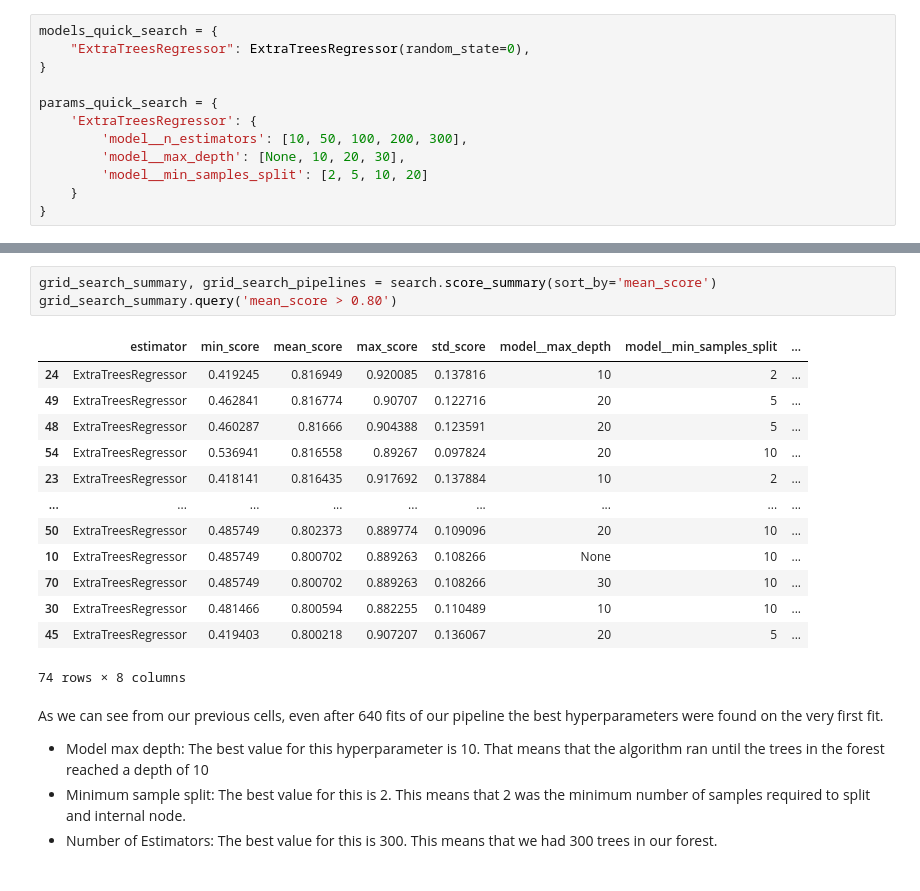
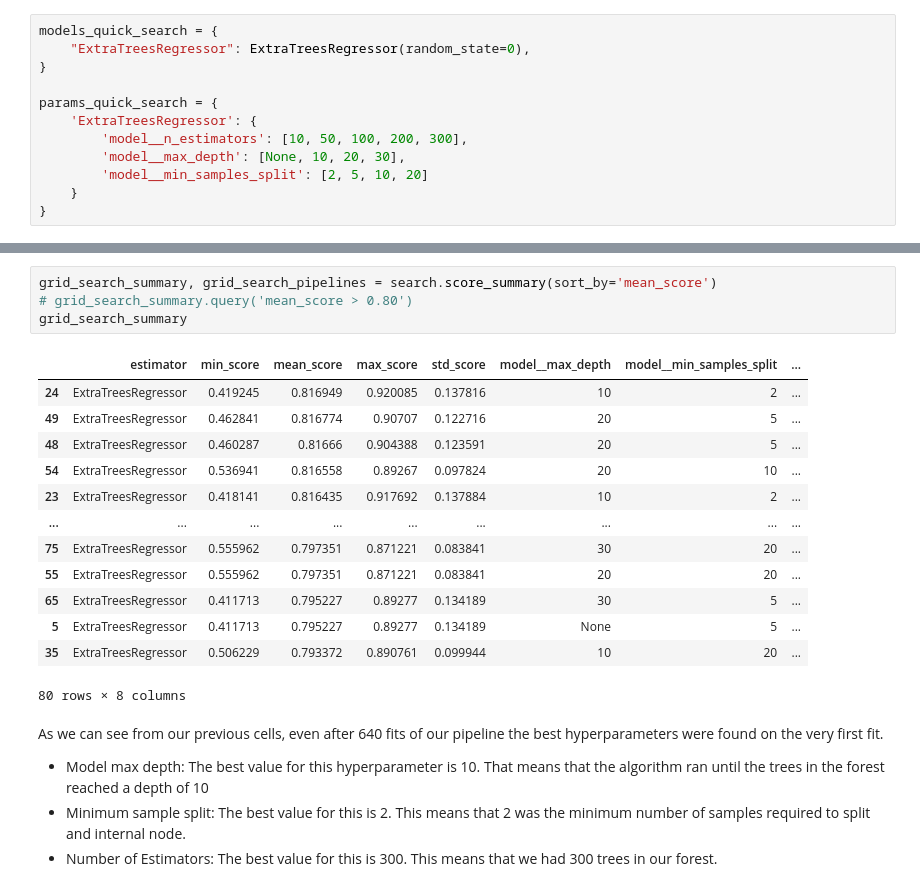
Before and after one commit to DevFabrizio/Fabrizio-Project-Five, a Jupyter notebook: jupyter_notebooks/Model and Evaluation.ipynb, the cells around one changed output, grey strips where cells are left out. Drawn from its saved outputs; the diff is of its cells as text.

```diff
--- a/jupyter_notebooks/Model and Evaluation.ipynb
+++ b/jupyter_notebooks/Model and Evaluation.ipynb
@@ -290,20 +343,21 @@ Fitting 10 folds for each of 80 candidates, totalling 800 fits
 # %%
 grid_search_summary, grid_search_pipelines = search.score_summary(sort_by='mean_score')
-grid_search_summary.query('mean_score > 0.80')
+# grid_search_summary.query('mean_score > 0.80')
+grid_search_summary
 # %% [output]
 |  | estimator | min_score | mean_score | max_score | std_score | model__max_depth | model__min_samples_split | ... |
 | 24 | ExtraTreesRegressor | 0.419245 | 0.816949 | 0.920085 | 0.137816 | 10 | 2 | ... |
 | 49 | ExtraTreesRegressor | 0.462841 | 0.816774 | 0.90707 | 0.122716 | 20 | 5 | ... |
 | 48 | ExtraTreesRegressor | 0.460287 | 0.81666 | 0.904388 | 0.123591 | 20 | 5 | ... |
 | 54 | ExtraTreesRegressor | 0.536941 | 0.816558 | 0.89267 | 0.097824 | 20 | 10 | ... |
 | 23 | ExtraTreesRegressor | 0.418141 | 0.816435 | 0.917692 | 0.137884 | 10 | 2 | ... |
 | ... | ... | ... | ... | ... | ... | ... | ... | ... |
-| 50 | ExtraTreesRegressor | 0.485749 | 0.802373 | 0.889774 | 0.109096 | 20 | 10 | ... |
-| 10 | ExtraTreesRegressor | 0.485749 | 0.800702 | 0.889263 | 0.108266 | None | 10 | ... |
-| 70 | ExtraTreesRegressor | 0.485749 | 0.800702 | 0.889263 | 0.108266 | 30 | 10 | ... |
-| 30 | ExtraTreesRegressor | 0.481466 | 0.800594 | 0.882255 | 0.110489 | 10 | 10 | ... |
-| 45 | ExtraTreesRegressor | 0.419403 | 0.800218 | 0.907207 | 0.136067 | 20 | 5 | ... |
+| 75 | ExtraTreesRegressor | 0.555962 | 0.797351 | 0.871221 | 0.083841 | 30 | 20 | ... |
+| 55 | ExtraTreesRegressor | 0.555962 | 0.797351 | 0.871221 | 0.083841 | 20 | 20 | ... |
+| 65 | ExtraTreesRegressor | 0.411713 | 0.795227 | 0.89277 | 0.134189 | 30 | 5 | ... |
+| 5 | ExtraTreesRegressor | 0.411713 | 0.795227 | 0.89277 | 0.134189 | None | 5 | ... |
+| 35 | ExtraTreesRegressor | 0.506229 | 0.793372 | 0.890761 | 0.099944 | 10 | 20 | ... |
-74 rows × 8 columns
+80 rows × 8 columns
 # %% [markdown]
 As we can see from our previous cells, even after 640 fits of our pipeline the best hyperparameters were found on the very first fit.
 
```
Also changed, not shown: parts of 19 cells of this notebook, 4 other files.
